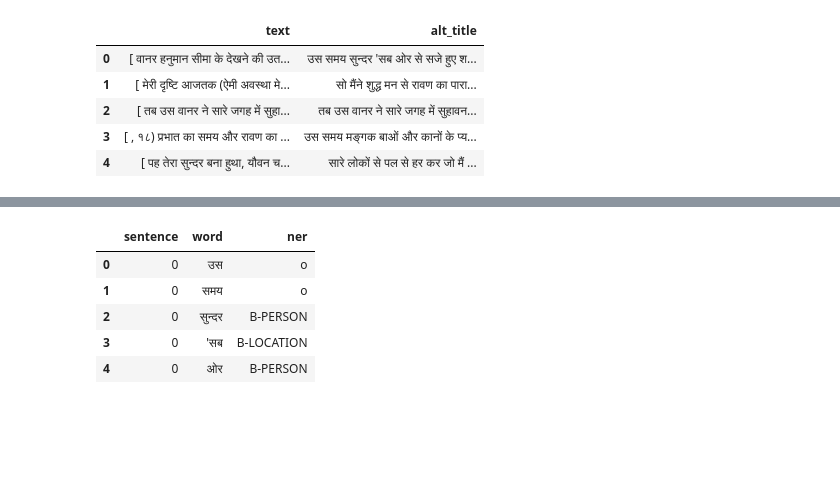
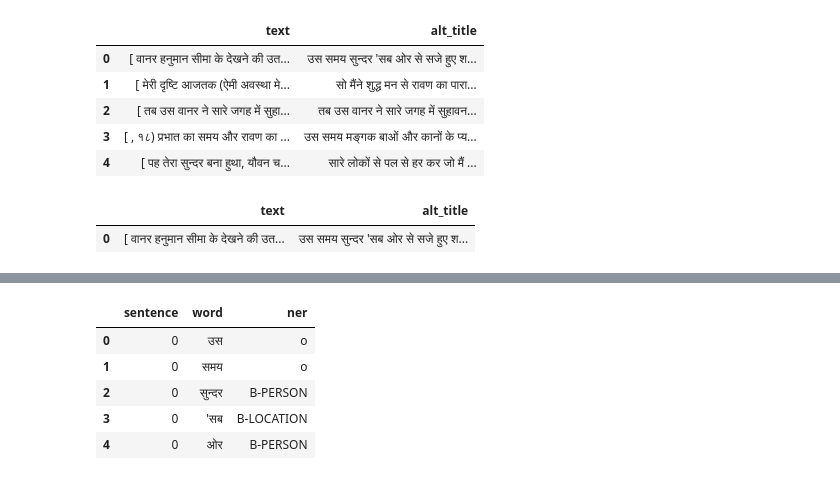
Before and after one commit to rajrohan/ramayanaocr, a Jupyter notebook: src/ramayanaocr/notebook/pipeline_final.ipynb, the cells around one changed output, grey strips where cells are left out. Cells and saved outputs as stored; diff of their text form; code cells hidden in the pictures; blank space fills up the shorter version.

```diff
--- a/src/ramayanaocr/notebook/pipeline_final.ipynb
+++ b/src/ramayanaocr/notebook/pipeline_final.ipynb
@@ -215,6 +215,11 @@ df2.head()
 | 2 | [ तब उस वानर ने सारे जगह में सुहा... | तब उस वानर ने सारे जगह में सुहावन... |
 | 3 | [ , १८) प्रभात का समय और रावण का ... | उस समय मङ्गक बाओं और कानों के प्य... |
 | 4 | [ पह तेरा सुन्दर बना हुथा, यौवन च... | सारे लोकों से पल से हर कर जो मैं ... |
+# %%
+df2[['text','alt_title']].head(1)
+# %% [output]
+|  | text | alt_title |
+| 0 | [ वानर हनुमान सीमा के देखने की उत... | उस समय सुन्दर 'सब ओर से सजे हुए श... |
 # %%
 #df2.to_csv('summary_alt_gensim.csv')
 # %%
```
Also changed, not shown: parts of 16 cells of this notebook, 6 other files.
